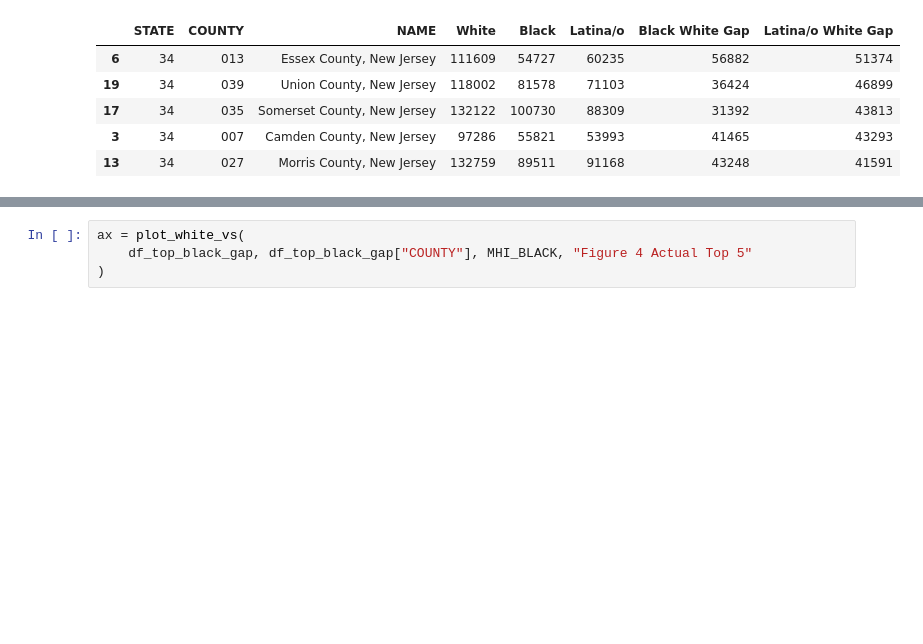
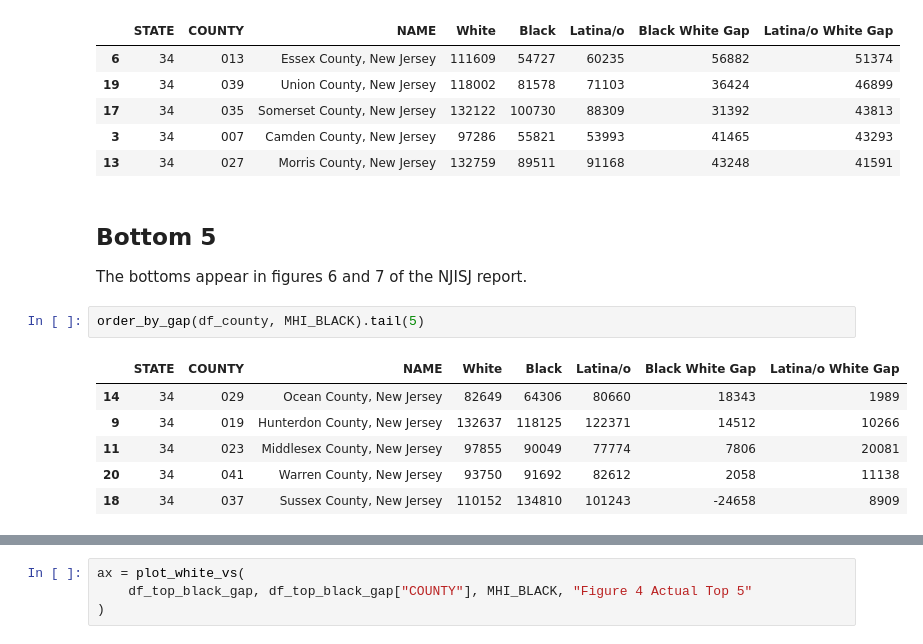
Before and after one commit to vengroff/somaccr, a Jupyter notebook: NSISJ Income Gap.ipynb, the cells around one changed output, grey strips where cells are left out. Saved outputs shown, nothing was run; the diff lists cells and outputs as text; blank space fills up the shorter version.

Commit message:
Add bottom of the gap distrubtion.

```diff
--- a/NSISJ Income Gap.ipynb
+++ b/NSISJ Income Gap.ipynb
@@ -205,3 +209,16 @@ df_top_hispanic_latino_gap
 | 17 | 34 | 035 | Somerset County, New Jersey | 132122 | 100730 | 88309 | 31392 | 43813 |
 | 3 | 34 | 007 | Camden County, New Jersey | 97286 | 55821 | 53993 | 41465 | 43293 |
 | 13 | 34 | 027 | Morris County, New Jersey | 132759 | 89511 | 91168 | 43248 | 41591 |
+# %% [markdown]
+## Bottom 5
+
+The bottoms appear in figures 6 and 7 of the NJISJ report.
+# %%
+order_by_gap(df_county, MHI_BLACK).tail(5)
+# %% [output]
+|  | STATE | COUNTY | NAME | White | Black | Latina/o | Black White Gap | Latina/o White Gap |
+| 14 | 34 | 029 | Ocean County, New Jersey | 82649 | 64306 | 80660 | 18343 | 1989 |
+| 9 | 34 | 019 | Hunterdon County, New Jersey | 132637 | 118125 | 122371 | 14512 | 10266 |
+| 11 | 34 | 023 | Middlesex County, New Jersey | 97855 | 90049 | 77774 | 7806 | 20081 |
+| 20 | 34 | 041 | Warren County, New Jersey | 93750 | 91692 | 82612 | 2058 | 11138 |
+| 18 | 34 | 037 | Sussex County, New Jersey | 110152 | 134810 | 101243 | -24658 | 8909 |
```
Also changed, not shown: parts of 6 cells of this notebook.
